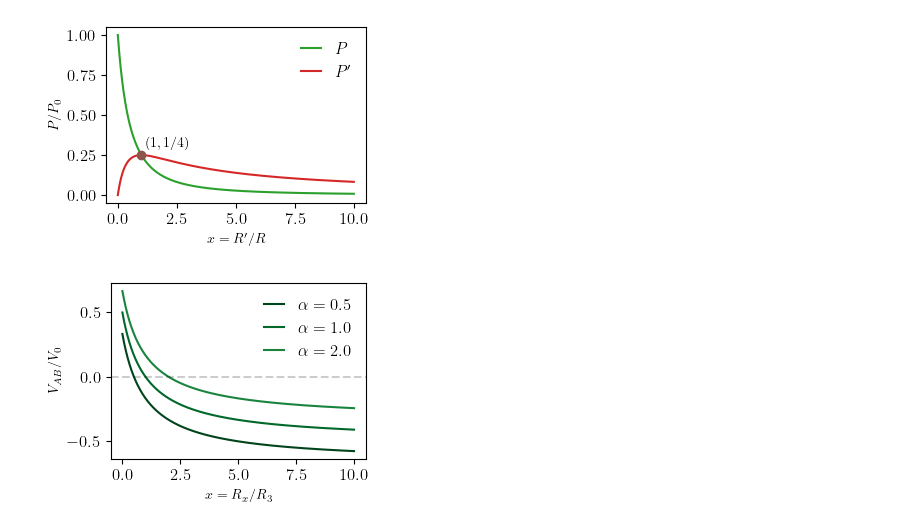
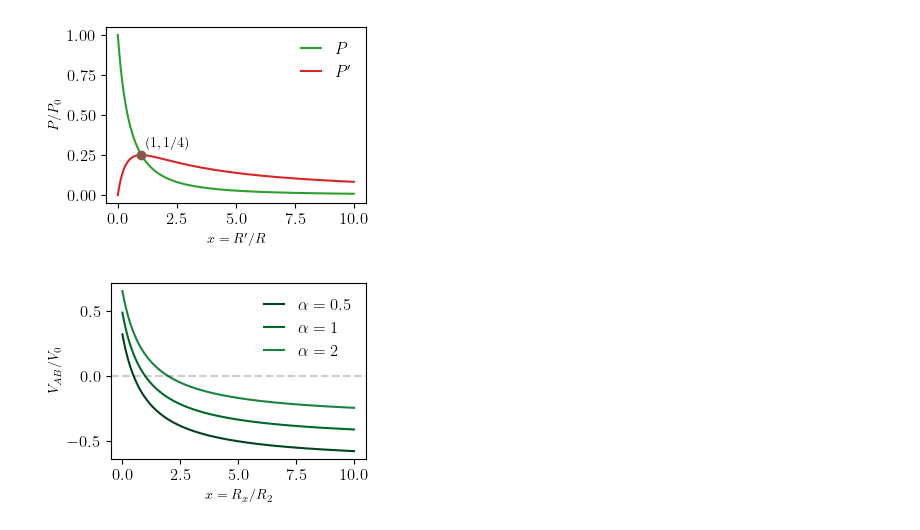
Before and after one commit to chacoma/LABO3_DF_UBA, a Jupyter notebook: Apuntes/images/graficos.ipynb, the cells around one changed output. Cells and saved outputs as stored; diff of their text form; code cells hidden in the pictures.

```diff
--- a/Apuntes/images/graficos.ipynb
+++ b/Apuntes/images/graficos.ipynb
@@ -150,26 +150,27 @@ plot.show("potencias.png")
 # %%
 cmap = plt.colormaps['Greens'].reversed() # Cambia 'viridis' por otra paleta
 colors = cmap(np.linspace(0, 1, 10))  # Obtiene 10 colores de la paleta
 
 
-x= np.arange(0.0,10,0.01)
+x= np.arange(0.01,10, 0.01)
 f = lambda u,a : a/(1+a) - u/(1+u)
 
 
 plot = pl.Plotter(H=2.5,W=3.5)
 
 i=0
+labels=[r"$\alpha=0.5$",r"$\alpha=1$",r"$\alpha=2$"]
 
 for a in [0.5,1,2]:
-    plot.ax.plot(x,f(x,a), c=colors[i], label=r'$\alpha=%.1f$'%a)
+    plot.ax.plot(x,f(x,a), c=colors[i], label=labels[i])
 
     i+=1
 
 plot.ax.axhline( 0, linestyle='--',c='black', alpha=0.2 )
 
 plot.ax.set_ylabel( "$V_{AB}/V_0$" )
-plot.ax.set_xlabel( "$x = R_x/R_3$" )
+plot.ax.set_xlabel( "$x = R_x/R_2$" )
 
 plot.show("Vab_puenteW.png")
 # %% [output]
-[figure, old version]
+[figure, new version]
```
Also changed, not shown: parts of 4 cells of this notebook, 4 other files.
